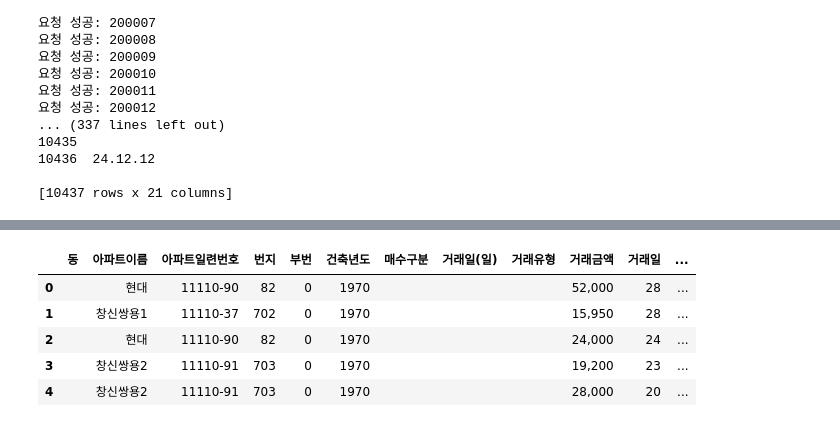
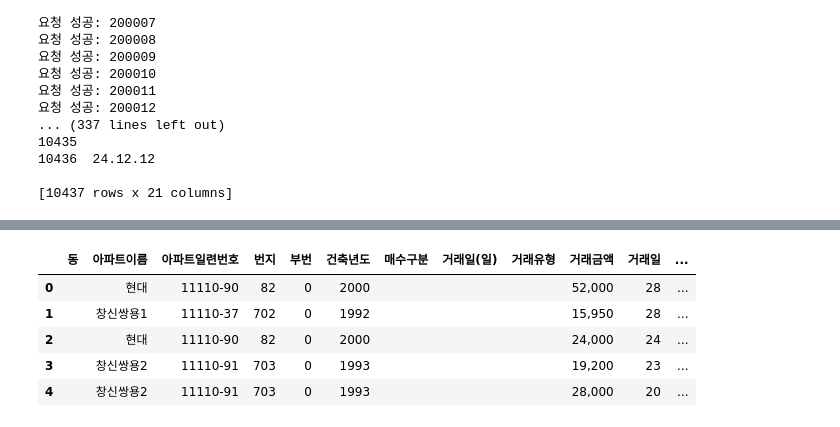
Before and after one commit to Salamamder/project_odyssey, a Jupyter notebook: api_data.ipynb, the cells around one changed output, grey strips where cells are left out. Saved outputs shown, nothing was run; the diff lists cells and outputs as text; code cells hidden in the pictures.

```diff
--- a/api_data.ipynb
+++ b/api_data.ipynb
@@ -198,6 +198,10 @@ df.to_csv('apt_trade_data.csv', index=False)
 10436  24.12.12
 
 [10437 rows x 21 columns]
+# %%
+df = pd.read_csv('/Users/silverstar/Desktop/ES_SilverStar/project/project_odyssey/apt_trade_data.csv')
+# 결과 열 생략없이 출력하도록
+pd.set_option('display.max_columns', None)
 # %%
 print(df.shape)
 print(df.columns)
@@ -249,34 +252,36 @@ df1.to_csv('apt_trade_data.csv', index=False) #
 # %%
 # 데이터형태가 모두 오브젝트
 # print(df1.dtypes)
 
 # 모든 데이터를 필요에 맞게 변경이 필요
 display(df1.head())
 # 전용면적 -> float
 df1.전용면적 = df1.전용면적.astype('float')
 
 # 거래년도 데이터 -> 날짜데이터
-df1.거래년도 = pd.to_datetime(df1['거래년도']).dt.year
+# df1.거래년도 = pd.to_datetime(df1['거래년도']).dt.year
 
 # 번지 -> int
 df1.번지 = df1.번지.astype('int')
 
 # 부번 -> int
 df1.부번 = df1.부번.astype('int')
 
-# 건축년도 -> datetime
-df1.건축년도 = pd.to_datetime(df1['건축년도']).dt.year
+# # 건축년도 -> datetime
+# df1.건축년도 = pd.to_datetime(df1['건축년도']).dt.year
 
-# 거래일 -> 날짜데이터
-df1.거래일 = pd.to_datetime(df1['거래일'], format='%d').dt.day
+# # 거래일 -> 날짜데이터
+# df1.거래일 = pd.to_datetime(df1['거래일'], format='%d').dt.day
 
-# 거래일 -> 날짜데이터
-df1.거래월 = pd.to_datetime(df1['거래월'], format='%M').dt.month
+# # 거래일 -> 날짜데이터
+# df1.거래월 = pd.to_datetime(df1['거래월'], format='%M').dt.month
+
+#
 # %% [output]
 |  | 동 | 아파트이름 | 아파트일련번호 | 번지 | 부번 | 건축년도 | 매수구분 | 거래일(일) | 거래유형 | 거래금액 | 거래일 | ... |
-| 0 |  | 현대 | 11110-90 | 82 | 0 | 1970 |  |  |  | 52,000 | 28 | ... |
-| 1 |  | 창신쌍용1 | 11110-37 | 702 | 0 | 1970 |  |  |  | 15,950 | 28 | ... |
-| 2 |  | 현대 | 11110-90 | 82 | 0 | 1970 |  |  |  | 24,000 | 24 | ... |
-| 3 |  | 창신쌍용2 | 11110-91 | 703 | 0 | 1970 |  |  |  | 19,200 | 23 | ... |
-| 4 |  | 창신쌍용2 | 11110-91 | 703 | 0 | 1970 |  |  |  | 28,000 | 20 | ... |
+| 0 |  | 현대 | 11110-90 | 82 | 0 | 2000 |  |  |  | 52,000 | 28 | ... |
+| 1 |  | 창신쌍용1 | 11110-37 | 702 | 0 | 1992 |  |  |  | 15,950 | 28 | ... |
+| 2 |  | 현대 | 11110-90 | 82 | 0 | 2000 |  |  |  | 24,000 | 24 | ... |
+| 3 |  | 창신쌍용2 | 11110-91 | 703 | 0 | 1993 |  |  |  | 19,200 | 23 | ... |
+| 4 |  | 창신쌍용2 | 11110-91 | 703 | 0 | 1993 |  |  |  | 28,000 | 20 | ... |
 # %%
```
Also changed, not shown: parts of 11 cells of this notebook, 2 other files.
